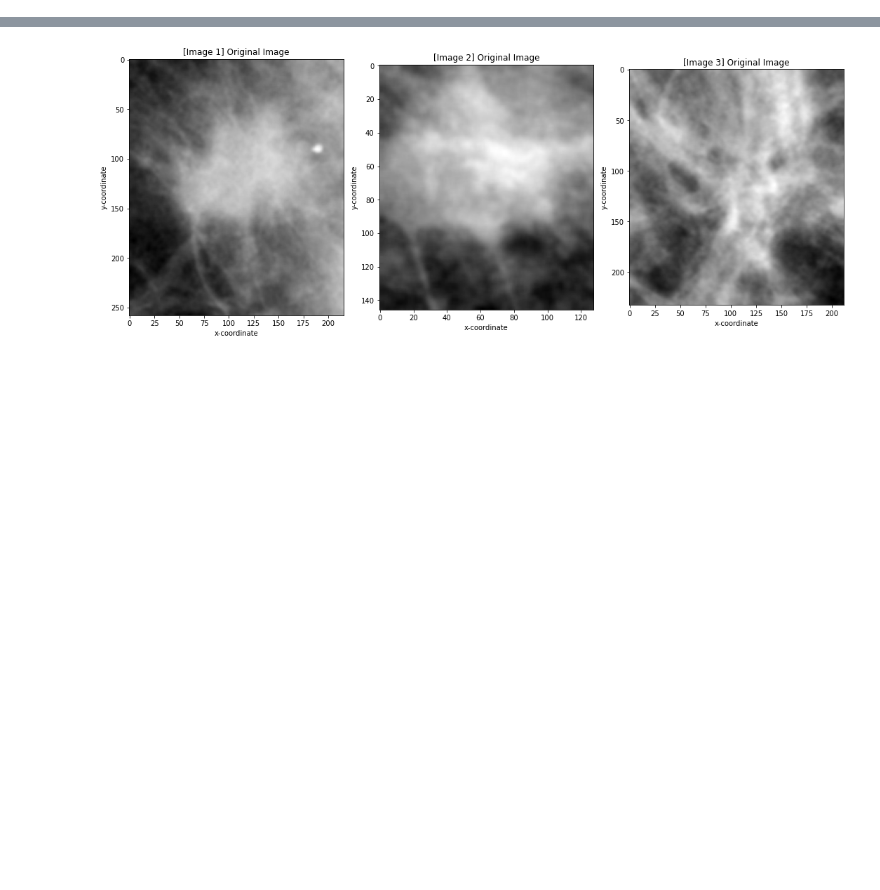
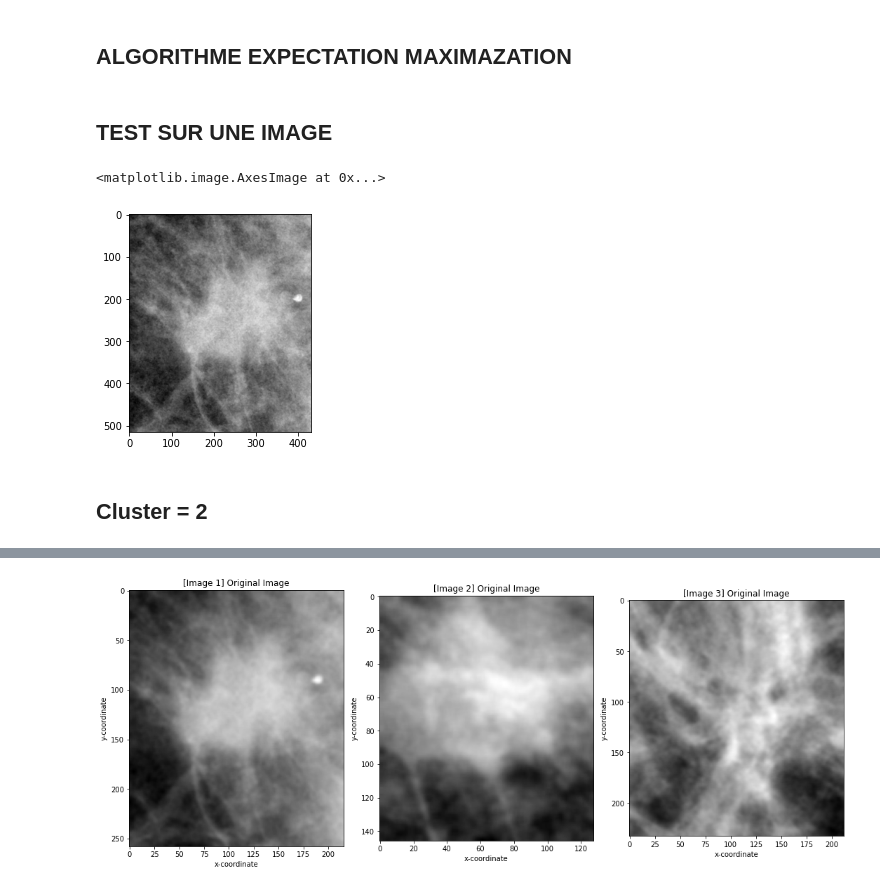
Before and after one commit to ynes99/mammogram_segmentation, a Jupyter notebook: EM algorithm.ipynb, the cells around one changed output, grey strips where cells are left out. Saved outputs shown, nothing was run; the diff lists cells and outputs as text; code cells hidden in the pictures; blank space fills up the shorter version.

Commit message:
Cleaning em algorithm

```diff
--- a/EM algorithm.ipynb
+++ b/EM algorithm.ipynb
@@ -14,2 +15,4 @@ import matplotlib.pyplot as plt
+# %% [markdown]
+## ALGORITHME EXPECTATION MAXIMAZATION
 # %%
 # input fllename >> output 3d array
@@ -167,0 +143,16 @@ def get_pdf(y, means, cov, pis, k):
+# %% [markdown]
+## TEST SUR UNE IMAGE
+# %%
+image_path_prepro = r'C:\Users\Asus\PycharmProjects\pythonProject1\temp\crop.jpg'
+df = pd.read_excel(r"C:\Users\Asus\Desktop\PCD\Organized dataset\metadata\metadata_good2.0.xlsx")
+number = 0
+center = eval(df['center of roi'][number])
+shape = eval(df['Shape of cropped image'][number])
+image_path_raw = p_join(r'C:\Users\Asus\Desktop\PCD\Organized dataset\curated', df['image full mammo path'][number])
+raw = mpimg.imread(image_path_raw)
+prepro = preproc_and_crop(raw,center,shape)
+cv2.imwrite(image_path_prepro,prepro)
+plt.imshow(prepro, cmap="gray")
+# %% [output]
+<matplotlib.image.AxesImage at 0x...>
+[figure, added]
@@ -167,0 +163,2 @@ def get_pdf(y, means, cov, pis, k):
+# %% [markdown]
+## Cluster = 2
```
Also changed, not shown: parts of 19 cells of this notebook, 24 other files.
